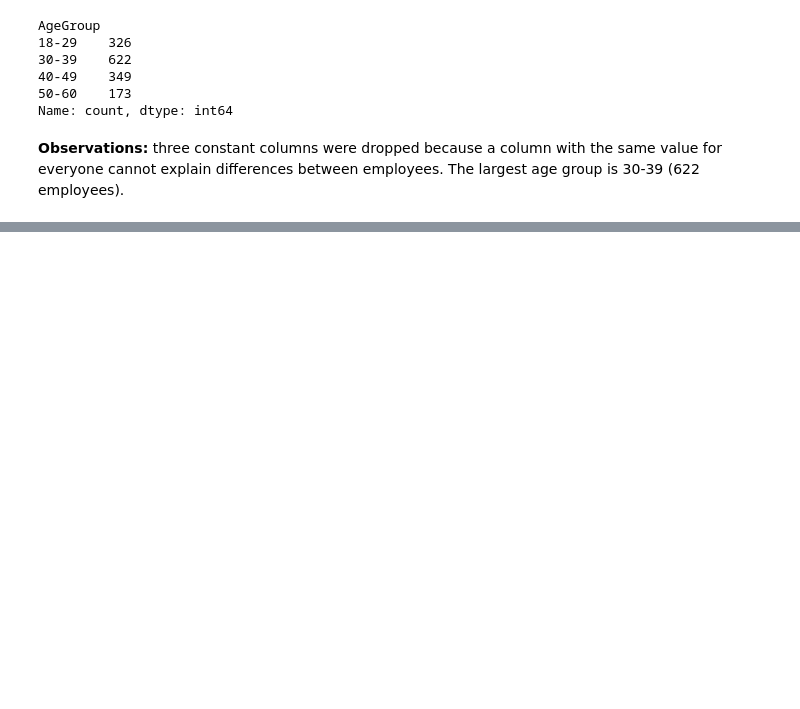
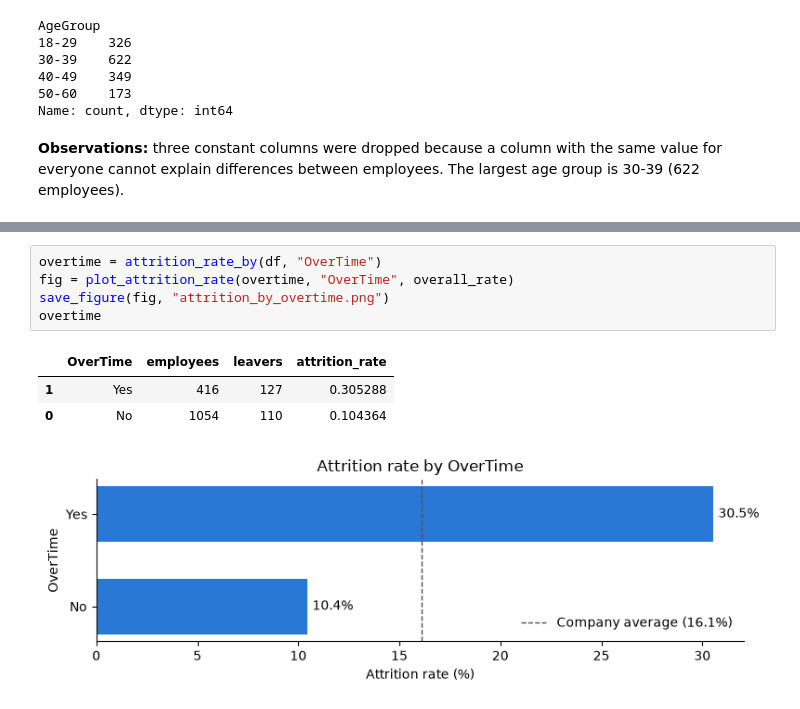
Before and after one commit to siennaduong/HR-analytics, a Jupyter notebook: notebooks/attrition_report.ipynb, the cells around one changed output, grey strips where cells are left out. Cells and saved outputs as stored; diff of their text form; blank space fills up the shorter version.

Commit message:
Add attrition rate by group section with bar charts

```diff
--- a/notebooks/attrition_report.ipynb
+++ b/notebooks/attrition_report.ipynb
@@ -94,0 +99,10 @@ Name: count, dtype: int64
+# %%
+overtime = attrition_rate_by(df, "OverTime")
+fig = plot_attrition_rate(overtime, "OverTime", overall_rate)
+save_figure(fig, "attrition_by_overtime.png")
+overtime
+# %% [output]
+|  | OverTime | employees | leavers | attrition_rate |
+| 1 | Yes | 416 | 127 | 0.305288 |
+| 0 | No | 1054 | 110 | 0.104364 |
+[figure, added]
```
Also changed, not shown: parts of 3 cells of this notebook.
